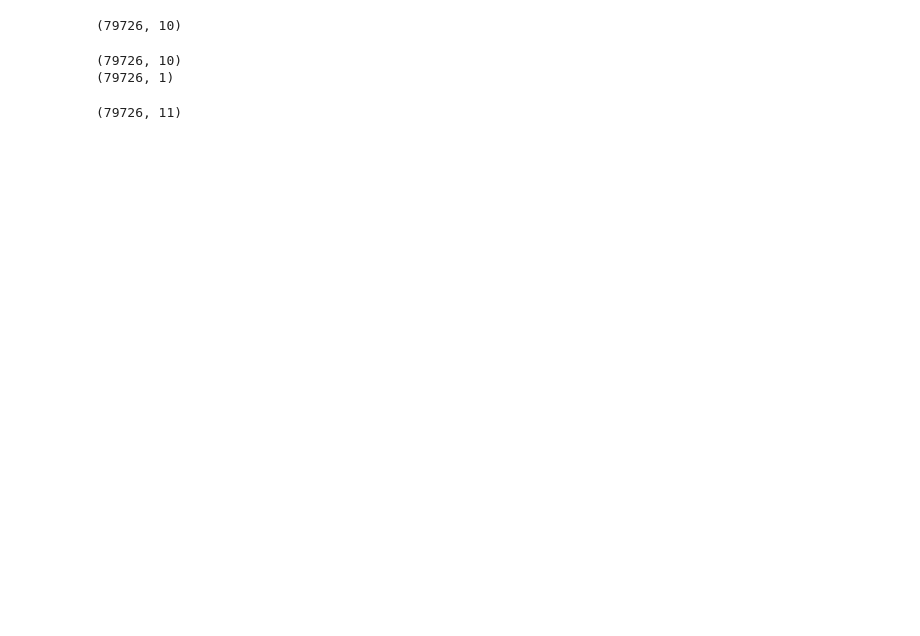
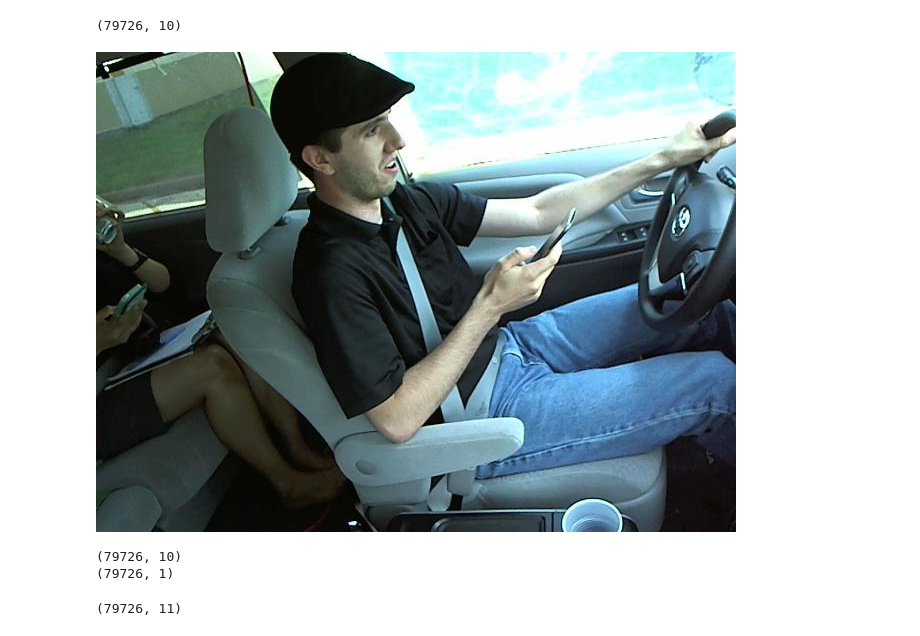
Before and after one commit to asharafshahi/kaggle-state-farm-notebook, a Jupyter notebook: state-farm.ipynb, the cells around one changed output. Drawn from its saved outputs; the diff is of its cells as text; code cells hidden in the pictures; blank space fills up the shorter version.

```diff
--- a/state-farm.ipynb
+++ b/state-farm.ipynb
@@ -114,8 +134,10 @@ pred_gen.shape
 # %% [output]
 (79726, 10)
 # %%
-#Image.open(test_path + test_batches.filenames[3])
+Image.open(test_path + test_batches.filenames[5])
 #print(test_batches.filenames[0])
+# %% [output]
+[figure, added]
 # %%
 #probabilities = pred_gen.clip(min=0.05, max=0.95)
 # %%
```
Also changed, not shown: parts of 11 cells of this notebook, 1 other file.
